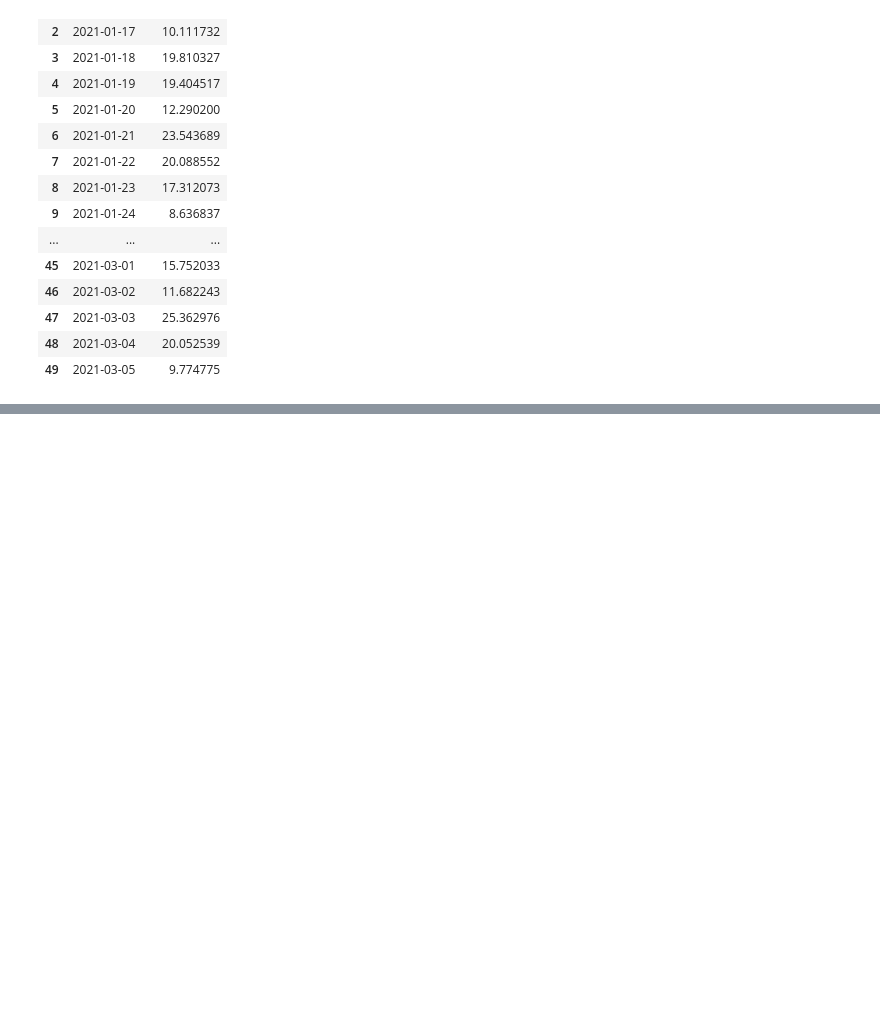
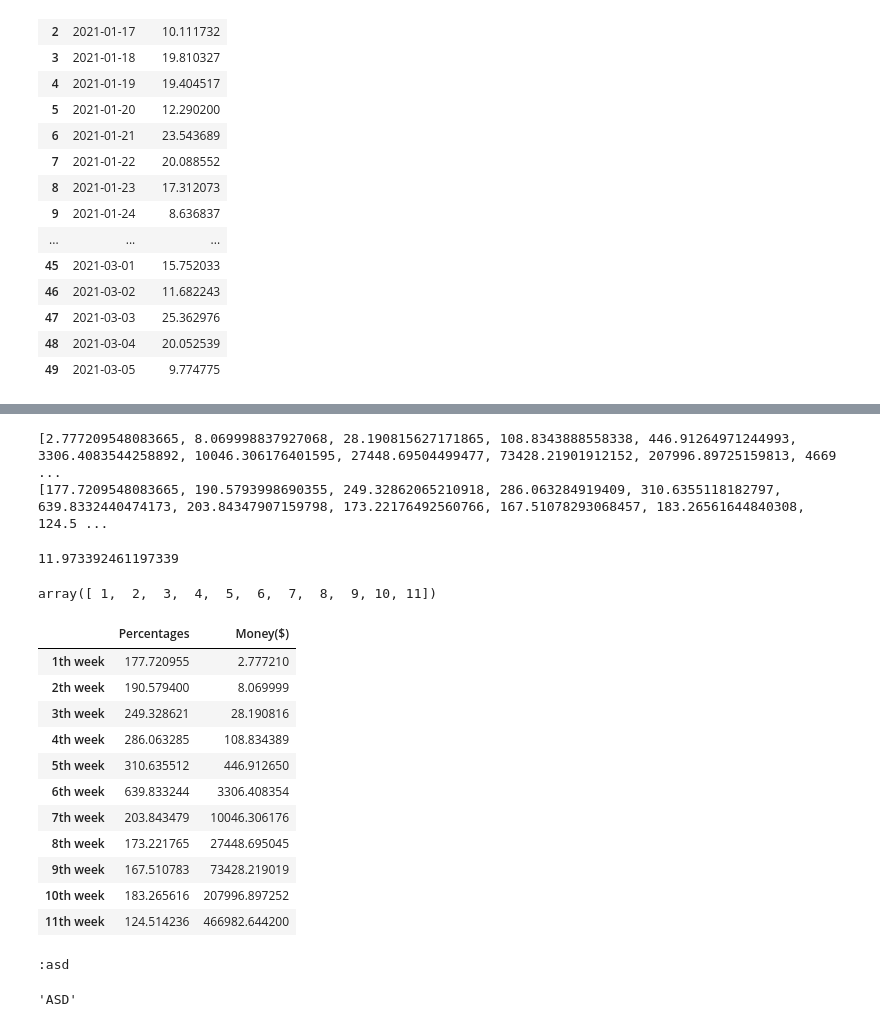
Before and after one commit to sarpercode/profitCalculator, a Jupyter notebook: Untitled.ipynb, the cells around one changed output, grey strips where cells are left out. Saved outputs shown, nothing was run; the diff lists cells and outputs as text; code cells hidden in the pictures; blank space fills up the shorter version.

```diff
--- a/Untitled.ipynb
+++ b/Untitled.ipynb
@@ -284,0 +254,65 @@ plt.show()
+# %%
+def weekly_profit_calculator(df):
+    percentages = []
+    num_of_week = len(df_daily)//7
+
+    moneyL = []
+    count = 0
+    money = 1
+    for week in range(num_of_week):
+        dummy_money = 1
+        for i in range(7):
+
+            percentage = float(df['Percentages'][i+count])
+            dummy_money = dummy_money + dummy_money * percentage/100
+
+
+        weekly_percentage = (dummy_money*100)-100
+        money = money + money*weekly_percentage/100
+        percentages.append(weekly_percentage)
+        moneyL.append(money)
+
+        count +=7
+    print(moneyL)
+    print(percentages)
+    return moneyL,percentages
+# %%
+moneyL,percentages = weekly_profit_calculator(df_daily)
+# %% [output]
+[2.777209548083665, 8.069998837927068, 28.190815627171865, 108.8343888558338, 446.91264971244993, 3306.4083544258892, 10046.306176401595, 27448.69504499477, 73428.21901912152, 207996.89725159813, 4669 ...
+[177.7209548083665, 190.5793998690355, 249.32862065210918, 286.063284919409, 310.6355118182797, 639.8332440474173, 203.84347907159798, 173.22176492560766, 167.51078293068457, 183.26561644840308, 124.5 ...
+# %%
+df_daily['Percentages'][1]
+# %% [output]
+11.973392461197339
+# %%
+np.array([x for x in range(1,len(df_daily)//7+1)])
+# %% [output]
+array([ 1,  2,  3,  4,  5,  6,  7,  8,  9, 10, 11])
+# %%
+data = {"Percentages":percentages,"Money($)":moneyL}
+# %%
+weekly_df = pd.DataFrame(data,index=[f"{x}th week" for x in range(1,len(df_daily)//7+1)])
+# %%
+weekly_df
+# %% [output]
+|  | Percentages | Money($) |
+| 1th week | 177.720955 | 2.777210 |
+| 2th week | 190.579400 | 8.069999 |
+| 3th week | 249.328621 | 28.190816 |
+| 4th week | 286.063285 | 108.834389 |
+| 5th week | 310.635512 | 446.912650 |
+| 6th week | 639.833244 | 3306.408354 |
+| 7th week | 203.843479 | 10046.306176 |
+| 8th week | 173.221765 | 27448.695045 |
+| 9th week | 167.510783 | 73428.219019 |
+| 10th week | 183.265616 | 207996.897252 |
+| 11th week | 124.514236 | 466982.644200 |
+# %%
+symbol = input(":").upper()
+# %% [output]
+:asd
+# %%
+symbol
+# %% [output]
+'ASD'
```
Also changed, not shown: parts of 9 cells of this notebook, 6 other files.
